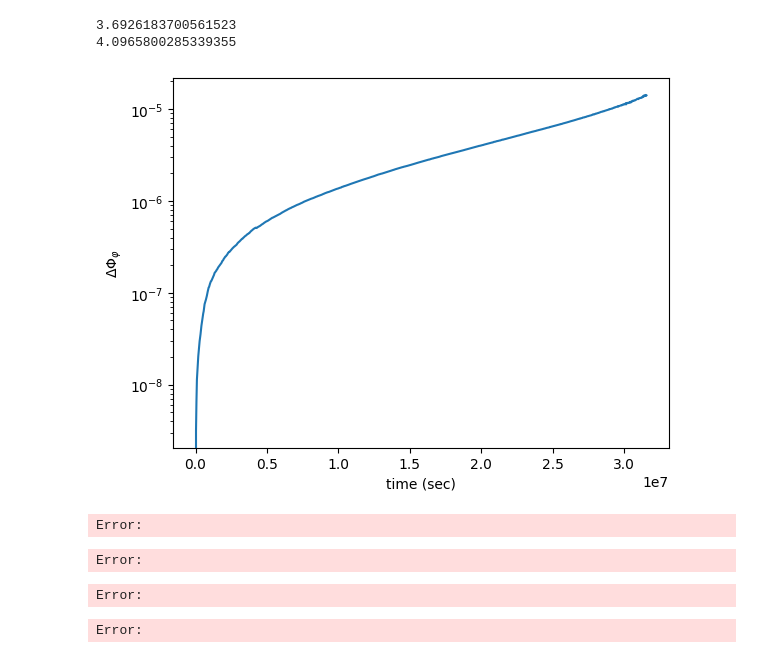
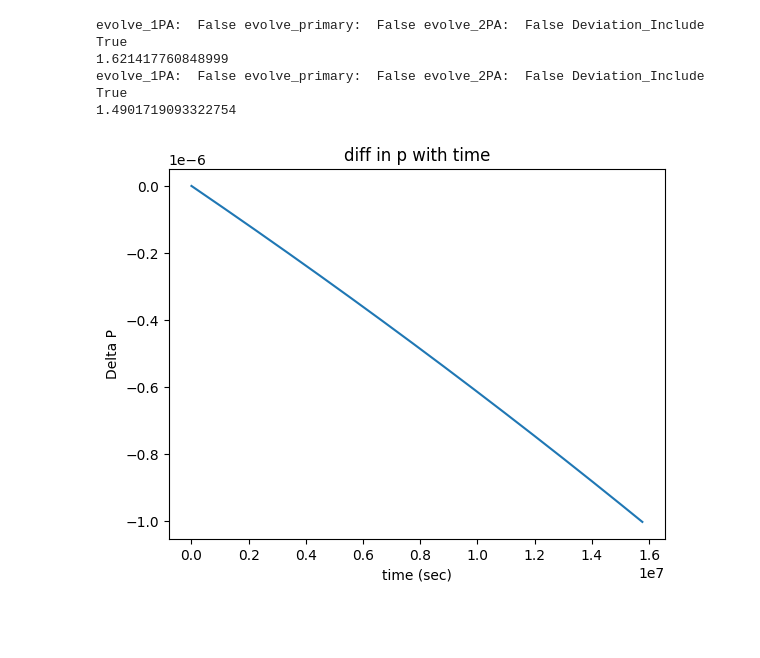
Before and after one commit to rishavrste/SuperKludge_r, a Jupyter notebook: Super_Kludge_Deviation_Example/SuperKludge_example_EMRI.ipynb, the cells around one changed output. Cells and saved outputs as stored; diff of their text form; code cells hidden in the pictures; blank space fills up the shorter version.

Commit message:
deviation works

```diff
--- a/Super_Kludge_Deviation_Example/SuperKludge_example_EMRI.ipynb
+++ b/Super_Kludge_Deviation_Example/SuperKludge_example_EMRI.ipynb
@@ -190,47 +134,44 @@ plt.show()
 # %%
-#SuperKludge (1PA) v/s SuperKludge (1PA + 2PA) - no primary evolution
-
-#1PA
+p0=10.5
 start = time.time()
-evolve_1PA = True
+evolve_1PA = False
 evolve_primary = False
 evolve_2PA = False
-add_args = [chi2, evolve_1PA, evolve_primary, evolve_2PA]
-t1, p1, e1, x1, pp1, pt1, pr1, _, _ = SK_traj(m1, m2, a, p0, e0, Y0, *add_args, Phi_phi0=Phi_phi0, Phi_theta0=Phi_theta0, Phi_r0=Phi_r0, T=T, dt=dt, max_step_size=max_step_size)
+deviation_included=True
+dev_0_p=0.1
+dev_0_e=0.0
+
+add_args = [chi2, evolve_1PA, evolve_primary, evolve_2PA,deviation_included,dev_0_p,dev_0_e,dev_1_p,dev_1_e,dev_2_p,dev_2_e]
+t1, p1, e1, x1, pp1, pt1, pr1, _, _ = SK_traj(m1, m2, a, p0, e0, Y0, *add_args, Phi_phi0=Phi_phi0, Phi_theta0=Phi_theta0, Phi_r0=Phi_r0, T=0.5, dt=dt,max_step_size=max_step_size)
 print(time.time() - start)
 
-#1PA + 2PA
 start = time.time()
-evolve_1PA = True
+evolve_1PA = False
 evolve_primary = False
-evolve_2PA = True
-add_args = [chi2, evolve_1PA, evolve_primary, evolve_2PA]
-t2, p2, e2, x2, pp2, pt2, pr2, _, _ = SK_traj(m1, m2, a, p0, e0, Y0, *add_args, Phi_phi0=Phi_phi0, Phi_theta0=Phi_theta0, Phi_r0=Phi_r0, T=T, dt=dt, max_step_size=max_step_size)
+evolve_2PA = False
+deviation_included=True
+
+dev_0_p=0.4
+dev_0_e=0.0
+
+add_args = [chi2, evolve_1PA, evolve_primary, evolve_2PA,deviation_included,dev_0_p,dev_0_e,dev_1_p,dev_1_e,dev_2_p,dev_2_e]
+t2, p2, e2, x2, pp2, pt2, pr2, _, _ = SK_traj(m1, m2, a, p0, e0, Y0, *add_args, Phi_phi0=Phi_phi0, Phi_theta0=Phi_theta0, Phi_r0=Phi_r0, T=0.5, dt=dt, max_step_size=max_step_size)
 print(time.time() - start)
-
-t = np.linspace(max(t1[0],t2[0]),min(t2[-2],t1[-2]),1000)
-pp1 = CubicSpline(t1,pp1)(t)
-pp2 = CubicSpline(t2,pp2)(t)
-
-plt.plot(t,np.abs(pp2-pp1))
-plt.xlabel('time (sec)')
-plt.ylabel(r'$\Delta\Phi_{\varphi}$')
-plt.yscale('log')
-plt.savefig(f'phase_diff_SK_1PA_vs_2PA_m1_{m1}_m2_{m2}.png',transparent=False)
-plt.show()
 # %% [output]
-3.6926183700561523
-4.0965800285339355
+evolve_1PA:  False evolve_primary:  False evolve_2PA:  False Deviation_Include True
+1.621417760848999
+evolve_1PA:  False evolve_primary:  False evolve_2PA:  False Deviation_Include True
+1.4901719093322754
-[figure, removed]
-Error:
 # %%
-#waveform setup
-sum_kwargs=dict(pad_output=False, odd_len=True)
-start = time.time()
-wave = GenerateEMRIWaveform(SuperKludgeWaveform,sum_kwargs=sum_kwargs, return_list=True)
-print(time.time()-start)
+t = np.linspace(max(t1[0],t2[0]),min(t2[-2],t1[-2]),1000)
+p1 = CubicSpline(t1,p1)(t)
+p2 = CubicSpline(t2,p2)(t)
+
+plt.plot(t,p2-p1)
+plt.xlabel('time (sec)')
+plt.ylabel('Delta P')
+plt.title("diff in p with time")
+plt.show()
 # %% [output]
-Error:
-Error:
-Error:
+[figure, added]
 # %%
```
Also changed, not shown: parts of 13 cells of this notebook, 3 other files.
